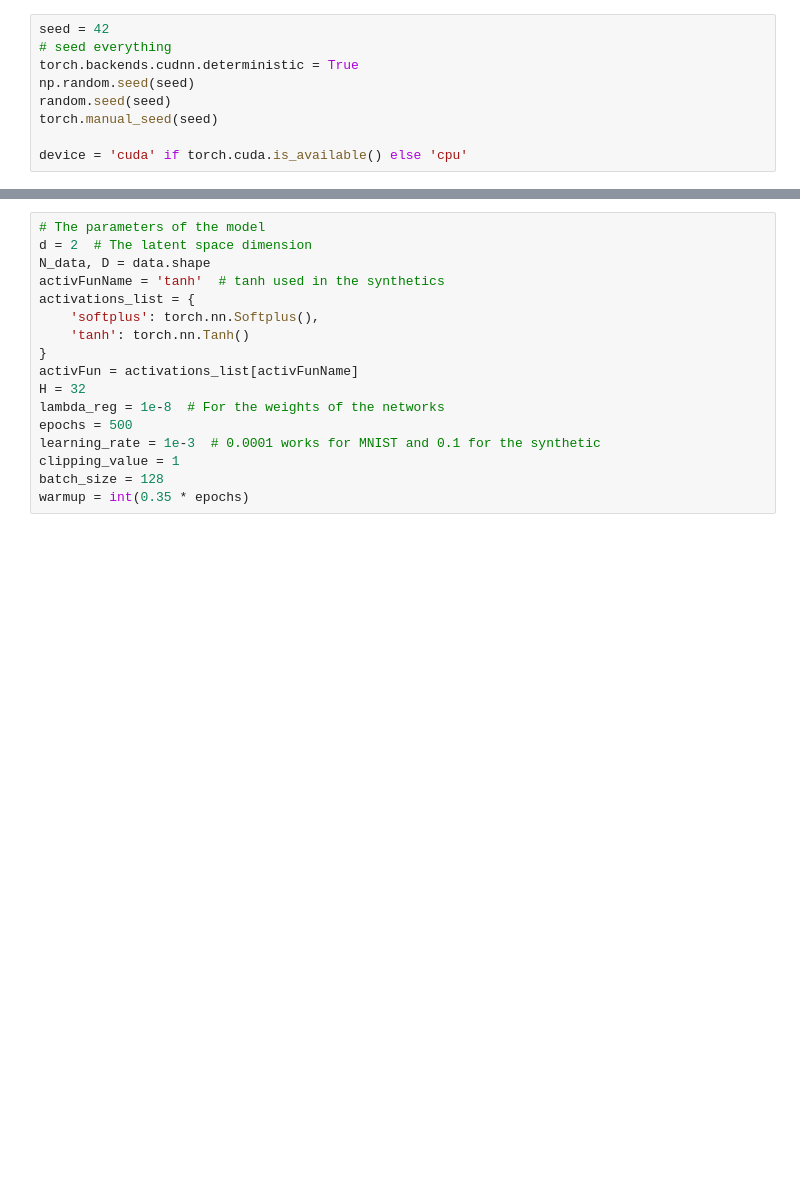
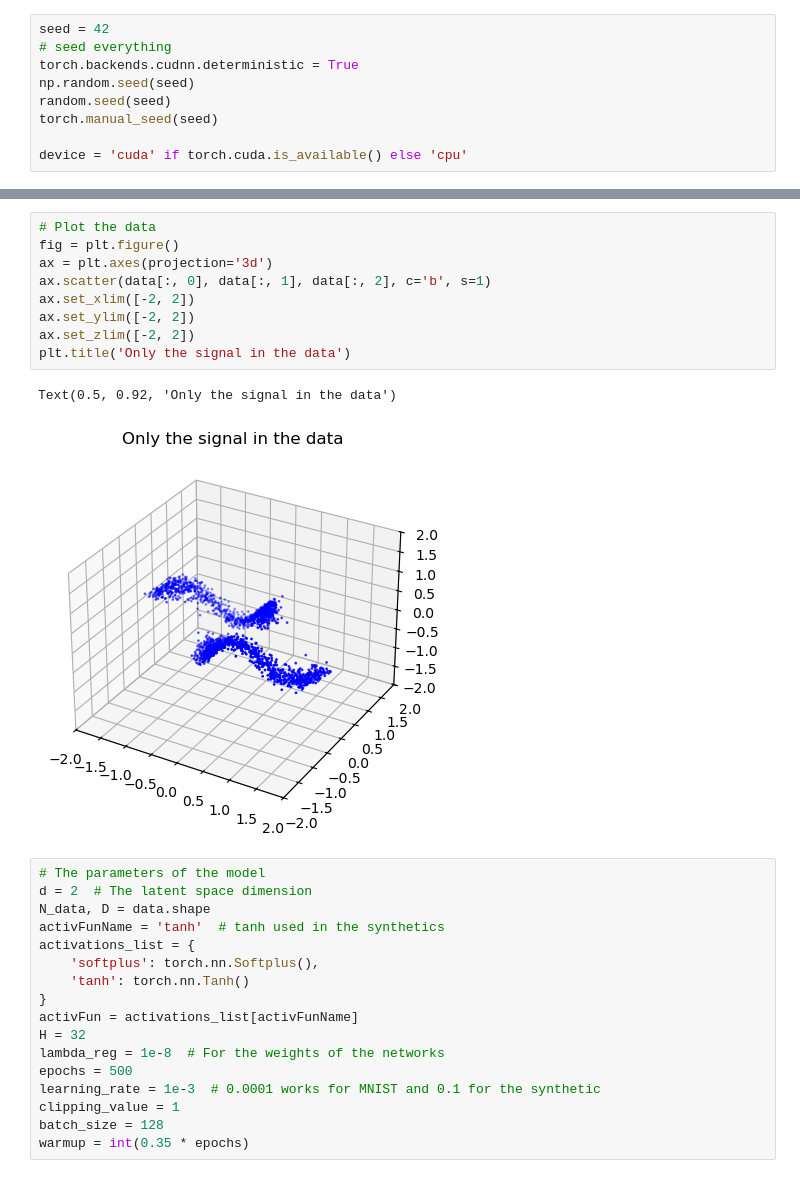
Before and after one commit to fablos/geo_latte, a Jupyter notebook: notebooks/04_user_defined_metric.ipynb, the cells around one changed output, grey strips where cells are left out. Saved outputs shown, nothing was run; the diff lists cells and outputs as text; blank space fills up the shorter version.

```diff
--- a/notebooks/04_user_defined_metric.ipynb
+++ b/notebooks/04_user_defined_metric.ipynb
@@ -41,3 +31,15 @@ Text(0.5, 0.92, 'Only the signal in the data')
+# %%
+# Plot the data
+fig = plt.figure()
+ax = plt.axes(projection='3d')
+ax.scatter(data[:, 0], data[:, 1], data[:, 2], c='b', s=1)
+ax.set_xlim([-2, 2])
+ax.set_ylim([-2, 2])
+ax.set_zlim([-2, 2])
+plt.title('Only the signal in the data')
+# %% [output]
+Text(0.5, 0.92, 'Only the signal in the data')
+[figure, added]
 # %%
 # The parameters of the model
 d = 2  # The latent space dimension
```
Also changed, not shown: parts of 2 cells of this notebook, 2 other files.
